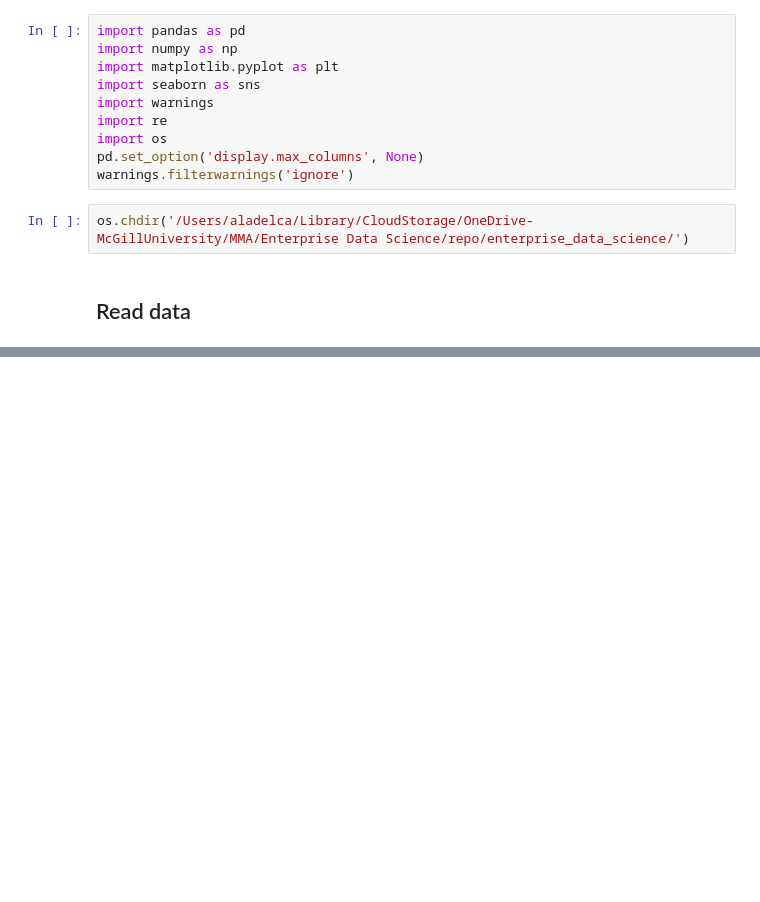
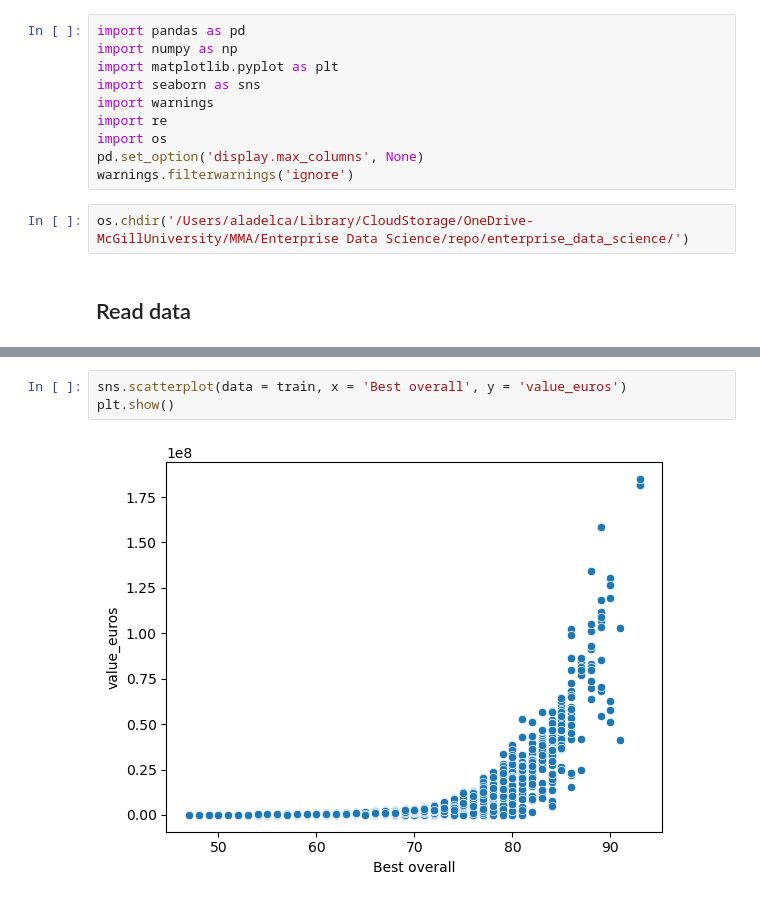
Before and after one commit to aladelca/enterprise_data_science, a Jupyter notebook: train/training.ipynb, the cells around one changed output, grey strips where cells are left out. Drawn from its saved outputs; the diff is of its cells as text; blank space fills up the shorter version.

```diff
--- a/train/training.ipynb
+++ b/train/training.ipynb
@@ -114,0 +280,5 @@ extract_year('Jun 30, 2024 On loan')
+# %%
+sns.scatterplot(data = train, x = 'Best overall', y = 'value_euros')
+plt.show()
+# %% [output]
+[figure, added]
```
Also changed, not shown: parts of 24 cells of this notebook.
